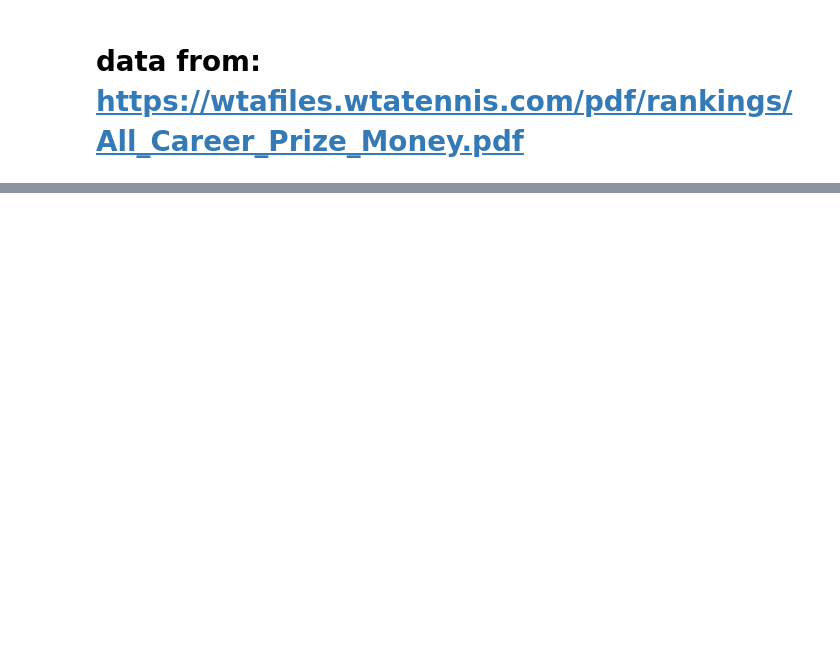
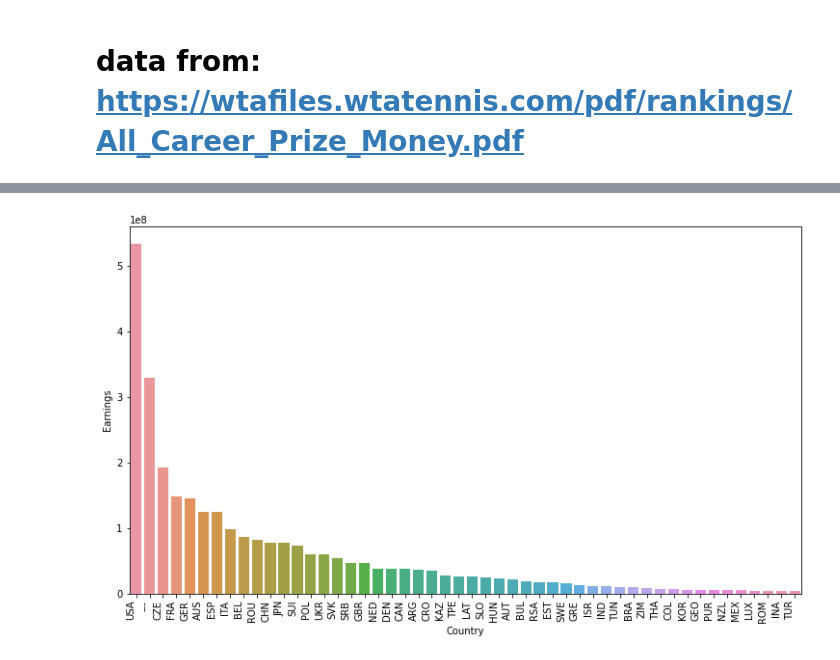
Before and after one commit to jerzyt/WTA_Earnings, a Jupyter notebook: WTA_Earnings_tika.ipynb, the cells around one changed output, grey strips where cells are left out. Cells and saved outputs as stored; diff of their text form; code cells hidden in the pictures; blank space fills up the shorter version.

```diff
--- a/WTA_Earnings_tika.ipynb
+++ b/WTA_Earnings_tika.ipynb
@@ -95,0 +151,9 @@ plt.show()
+# %%
+df_sum = df_sum.to_frame()
+df_sum = df_sum.sort_values(by='Earnings', ascending=False).head(50)
+box, ax = plt.subplots()
+ax = sns.barplot(data=df_sum, y='Earnings', x=df_sum.index)
+ax.set_xticklabels(ax.get_xticklabels(), rotation=90, horizontalalignment='right')
+plt.show()
+# %% [output]
+[figure, added]
```
Also changed, not shown: parts of 15 cells of this notebook.
